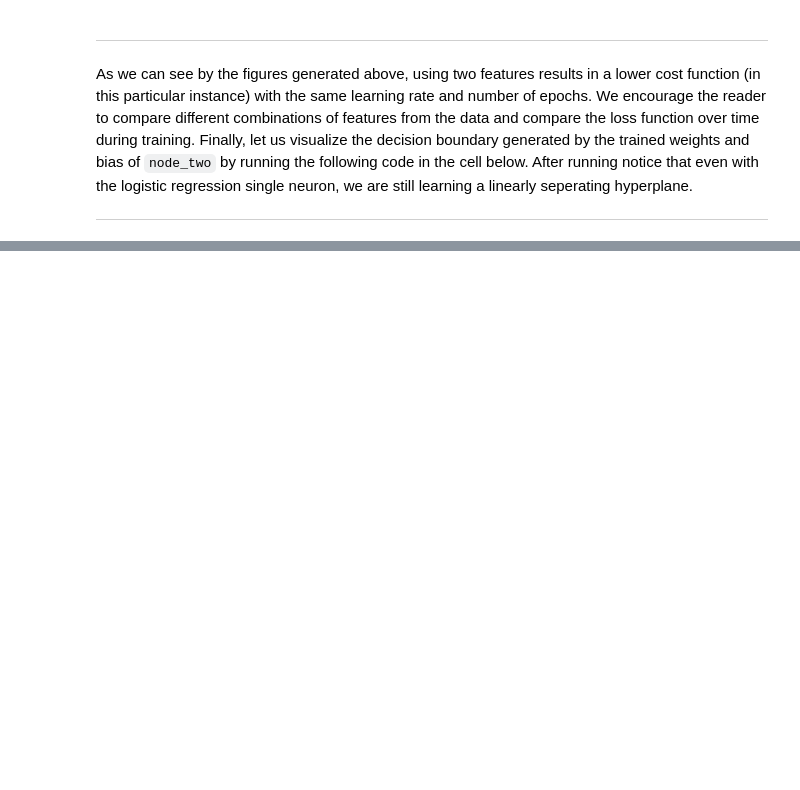
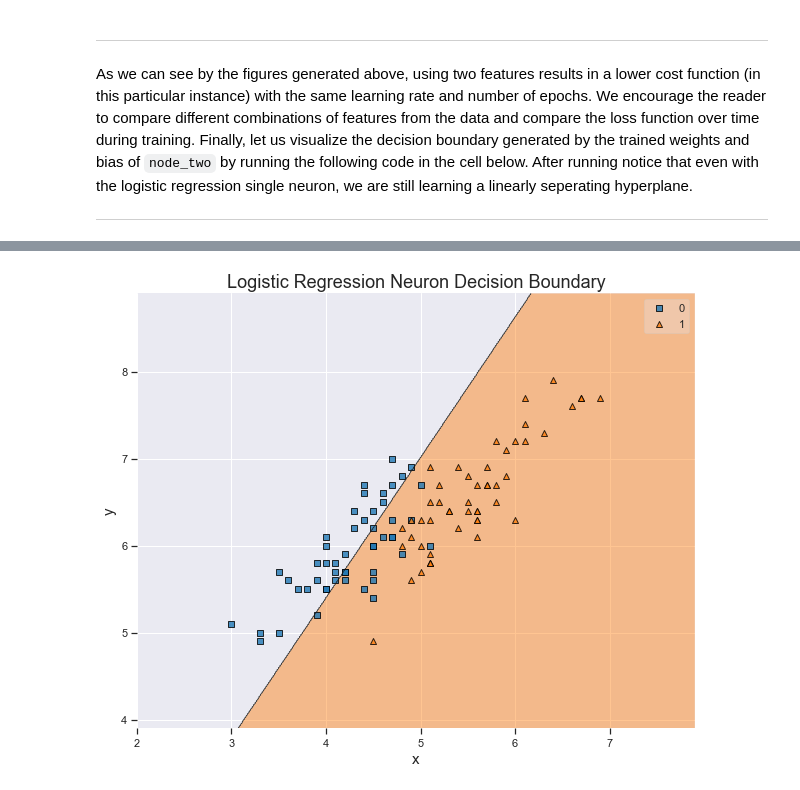
Before and after one commit to RandyRDavila/Data_Science_and_Machine_Learning_Spring_2022, a Jupyter notebook: Lecture_5/Lecture_5_1.ipynb, the cells around one changed output, grey strips where cells are left out. Saved outputs shown, nothing was run; the diff lists cells and outputs as text; code cells hidden in the pictures; blank space fills up the shorter version.

```diff
--- a/Lecture_5/Lecture_5_1.ipynb
+++ b/Lecture_5/Lecture_5_1.ipynb
@@ -472,0 +513,24 @@ node_two.plot_decision_boundary(X_two, y)
+# %%
+def sign(z):
+    return np.sign(z)
+
+def MSE(y_hat, y):
+    return .5*(y_hat - y)**2
+
+# Instantiate a new single neuron.
+node_three = SingleNeuron(sign, MSE)
+
+# Create a numpy.ndarray of petal length and sepal length values for
+# the versicolor and virginica flowers, respectively.
+X_three = df.iloc[50:][["petal_length", "sepal_length"]].values
+
+y_three = np.where(df.iloc[50:]["species"] == "versicolor", 0, 1)
+
+
+# Train the new single neuron model on the new feature vectors.
+node_three.train(X_three, y_three, alpha = 0.001, epochs = 20_000)
+
+node_three.plot_decision_boundary(X_three, y_three)
+plt.show()
+# %% [output]
+[figure, added]
```
Also changed, not shown: parts of 12 cells of this notebook, 7 other files.
